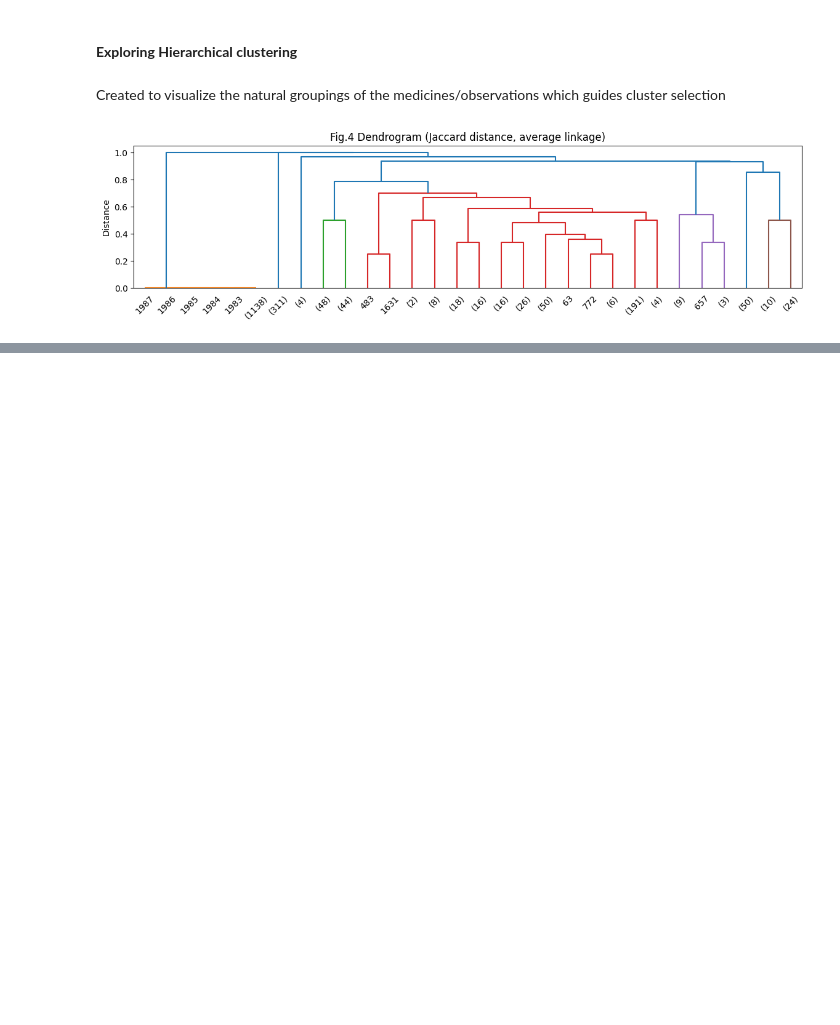
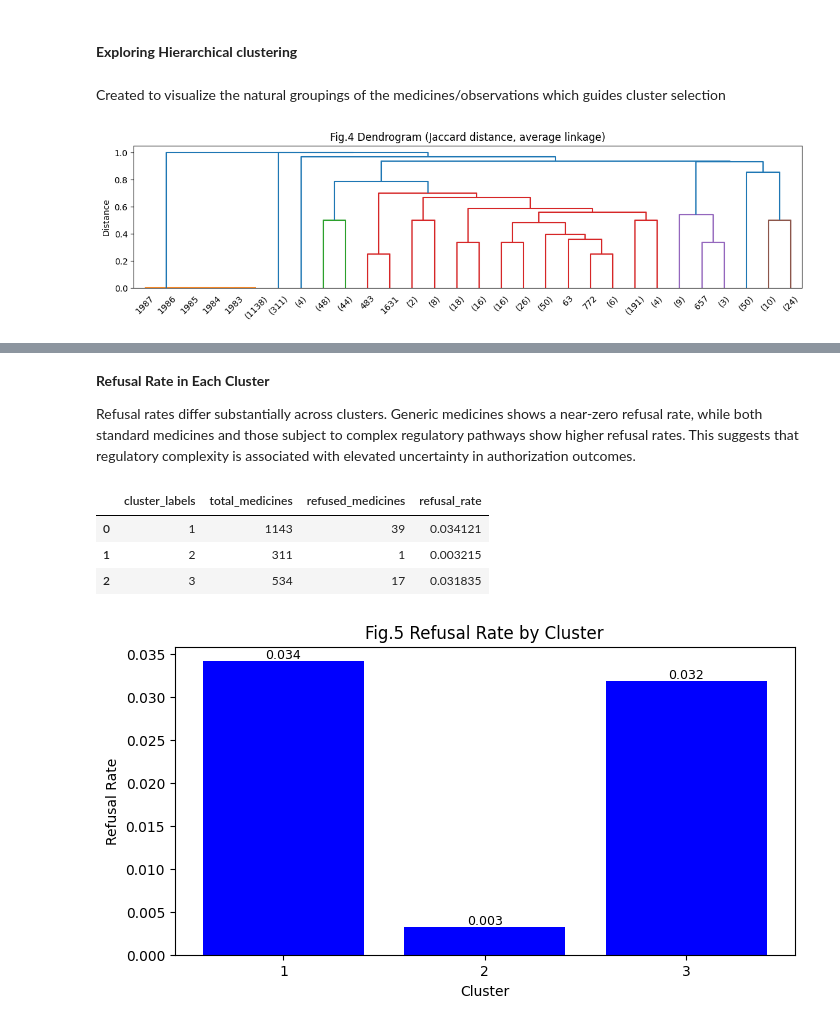
Before and after one commit to SChamnan/ba820-unsupervised-ml-team10-project, a Jupyter notebook: Chamnan_Suon_M4_European_Drugs_Development.ipynb, the cells around one changed output, grey strips where cells are left out. Saved outputs shown, nothing was run; the diff lists cells and outputs as text; code cells hidden in the pictures; blank space fills up the shorter version.

```diff
--- a/Chamnan_Suon_M4_European_Drugs_Development.ipynb
+++ b/Chamnan_Suon_M4_European_Drugs_Development.ipynb
@@ -743,0 +748,5 @@ plt.show()
+# %%
+n_clusters = 3
+drugs_df["cluster_labels"] = fcluster(Z, n_clusters, criterion="maxclust").astype(str)
+# Look at count of medicines in each cluster
+drugs_df["cluster_labels"].value_counts()
@@ -743,0 +760,59 @@ plt.show()
+# %% [markdown]
+**Refusal Rate in Each Cluster**
+
+Refusal rates differ substantially across clusters. Generic medicines shows a near-zero refusal rate, while both standard medicines and those subject to complex regulatory pathways show higher refusal rates. This suggests that regulatory complexity is associated with elevated uncertainty in authorization outcomes.
+# %%
+# Create refusal flag
+drugs_df["is_refused"] = (
+    drugs_df["authorisation_status"]
+    .astype(str)
+    .str.lower()
+    .str.contains("refus")
+)
+
+# Calculate refusal rate for cluster
+cluster_refusal = (
+    drugs_df
+    .groupby("cluster_labels")
+    .agg(
+        total_medicines=("cluster_labels", "size"),
+        refused_medicines=("is_refused", "sum"),
+        refusal_rate=("is_refused", "mean")
+    )
+    .reset_index()
+)
+cluster_refusal
+# %% [output]
+|  | cluster_labels | total_medicines | refused_medicines | refusal_rate |
+| 0 | 1 | 1143 | 39 | 0.034121 |
+| 1 | 2 | 311 | 1 | 0.003215 |
+| 2 | 3 | 534 | 17 | 0.031835 |
+# %%
+# Visualizing refusal rate in each cluster
+plt.figure(figsize=(8,4))
+bars = plt.bar(
+    cluster_refusal.index + 1,
+    cluster_refusal["refusal_rate"],
+    color = "blue"
+)
+
+plt.xticks((cluster_refusal.index+1).astype(int))
+
+# Add data labels
+for bar in bars:
+    height = bar.get_height()
+    plt.text(
+        bar.get_x() + bar.get_width() / 2,
+        height,
+        f'{height:.3f}', # Format to 3 decimal places
+        ha='center',
+        va='bottom',
+        fontsize=9
+    )
+
+plt.xlabel("Cluster")
+plt.ylabel("Refusal Rate")
+plt.title("Fig.5 Refusal Rate by Cluster")
+plt.show()
+# %% [output]
+[figure, added]
```
Also changed, not shown: parts of 2 cells of this notebook.
